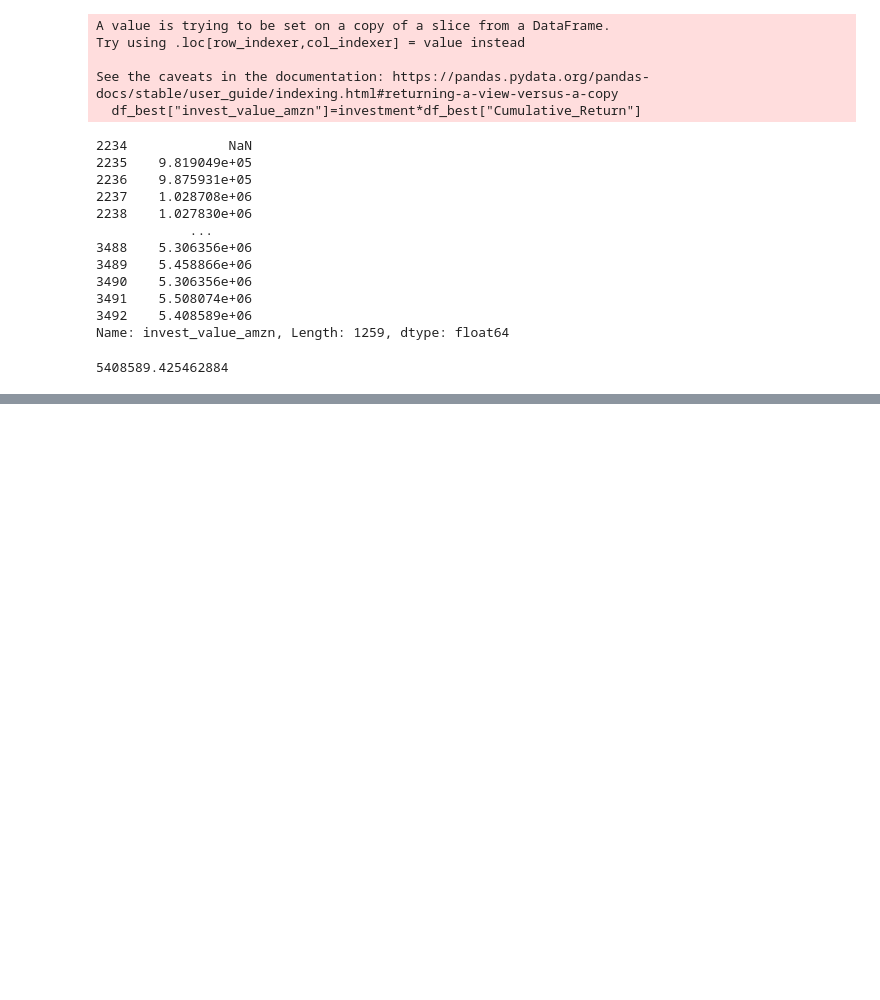
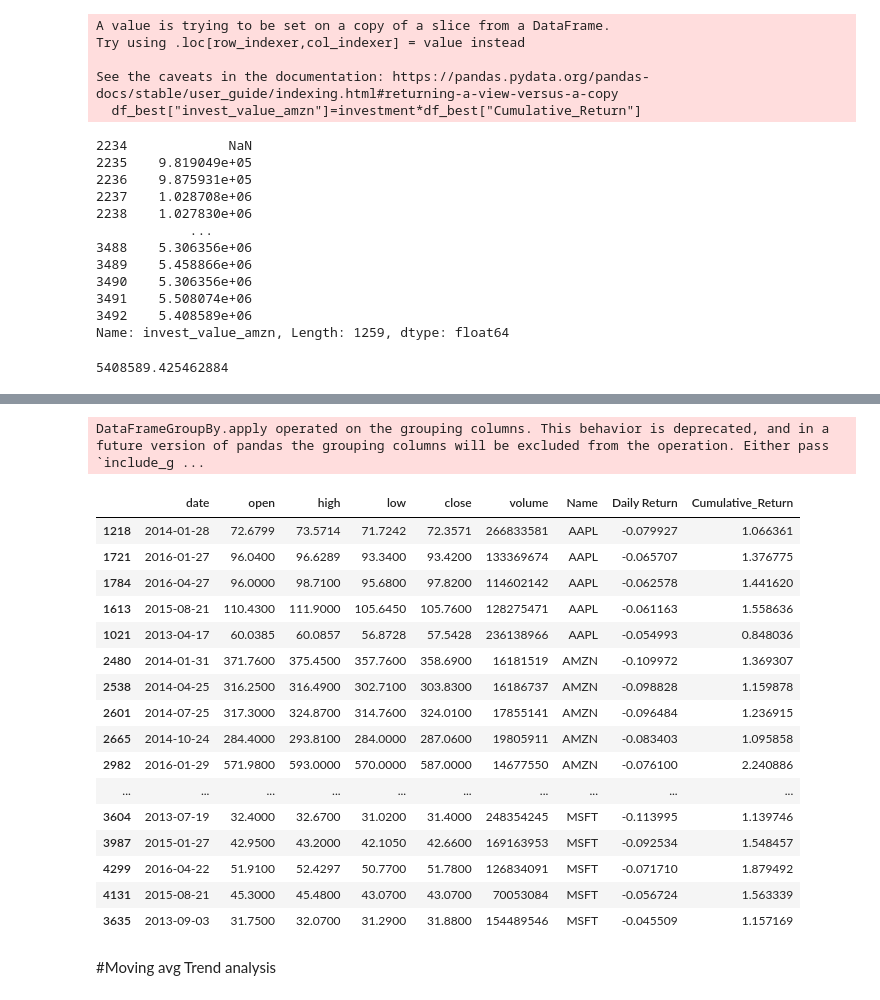
Before and after one commit to ThonteShila/DataAnalytics_Projects, a Jupyter notebook: Stock Market Data Analytics/Stock_Market_Analysis_Notebook.ipynb, the cells around one changed output, grey strips where cells are left out. Drawn from its saved outputs; the diff is of its cells as text; code cells hidden in the pictures; blank space fills up the shorter version.

```diff
--- a/Stock Market Data Analytics/Stock_Market_Analysis_Notebook.ipynb
+++ b/Stock Market Data Analytics/Stock_Market_Analysis_Notebook.ipynb
@@ -268,0 +279,24 @@ px.line(df_best,x="date",y="invest_value_amzn",title="Investment value over time
+# %%
+crash_df=all_data.groupby("Name",group_keys=False).apply(lambda x:x.nsmallest(5,"Daily Return"))
+# %% [output]
+DataFrameGroupBy.apply operated on the grouping columns. This behavior is deprecated, and in a future version of pandas the grouping columns will be excluded from the operation. Either pass `include_g ...
+# %%
+crash_df
+# %% [output]
+|  | date | open | high | low | close | volume | Name | Daily Return | Cumulative_Return |
+| 1218 | 2014-01-28 | 72.6799 | 73.5714 | 71.7242 | 72.3571 | 266833581 | AAPL | -0.079927 | 1.066361 |
+| 1721 | 2016-01-27 | 96.0400 | 96.6289 | 93.3400 | 93.4200 | 133369674 | AAPL | -0.065707 | 1.376775 |
+| 1784 | 2016-04-27 | 96.0000 | 98.7100 | 95.6800 | 97.8200 | 114602142 | AAPL | -0.062578 | 1.441620 |
+| 1613 | 2015-08-21 | 110.4300 | 111.9000 | 105.6450 | 105.7600 | 128275471 | AAPL | -0.061163 | 1.558636 |
+| 1021 | 2013-04-17 | 60.0385 | 60.0857 | 56.8728 | 57.5428 | 236138966 | AAPL | -0.054993 | 0.848036 |
+| 2480 | 2014-01-31 | 371.7600 | 375.4500 | 357.7600 | 358.6900 | 16181519 | AMZN | -0.109972 | 1.369307 |
+| 2538 | 2014-04-25 | 316.2500 | 316.4900 | 302.7100 | 303.8300 | 16186737 | AMZN | -0.098828 | 1.159878 |
+| 2601 | 2014-07-25 | 317.3000 | 324.8700 | 314.7600 | 324.0100 | 17855141 | AMZN | -0.096484 | 1.236915 |
+| 2665 | 2014-10-24 | 284.4000 | 293.8100 | 284.0000 | 287.0600 | 19805911 | AMZN | -0.083403 | 1.095858 |
+| 2982 | 2016-01-29 | 571.9800 | 593.0000 | 570.0000 | 587.0000 | 14677550 | AMZN | -0.076100 | 2.240886 |
+| ... | ... | ... | ... | ... | ... | ... | ... | ... | ... |
+| 3604 | 2013-07-19 | 32.4000 | 32.6700 | 31.0200 | 31.4000 | 248354245 | MSFT | -0.113995 | 1.139746 |
+| 3987 | 2015-01-27 | 42.9500 | 43.2000 | 42.1050 | 42.6600 | 169163953 | MSFT | -0.092534 | 1.548457 |
+| 4299 | 2016-04-22 | 51.9100 | 52.4297 | 50.7700 | 51.7800 | 126834091 | MSFT | -0.071710 | 1.879492 |
+| 4131 | 2015-08-21 | 45.3000 | 45.4800 | 43.0700 | 43.0700 | 70053084 | MSFT | -0.056724 | 1.563339 |
+| 3635 | 2013-09-03 | 31.7500 | 32.0700 | 31.2900 | 31.8800 | 154489546 | MSFT | -0.045509 | 1.157169 |
@@ -268,0 +310,2 @@ px.line(df_best,x="date",y="invest_value_amzn",title="Investment value over time
+# %% [markdown]
+#Moving avg Trend analysis
```
Also changed, not shown: parts of 19 cells of this notebook, 2 other files.
